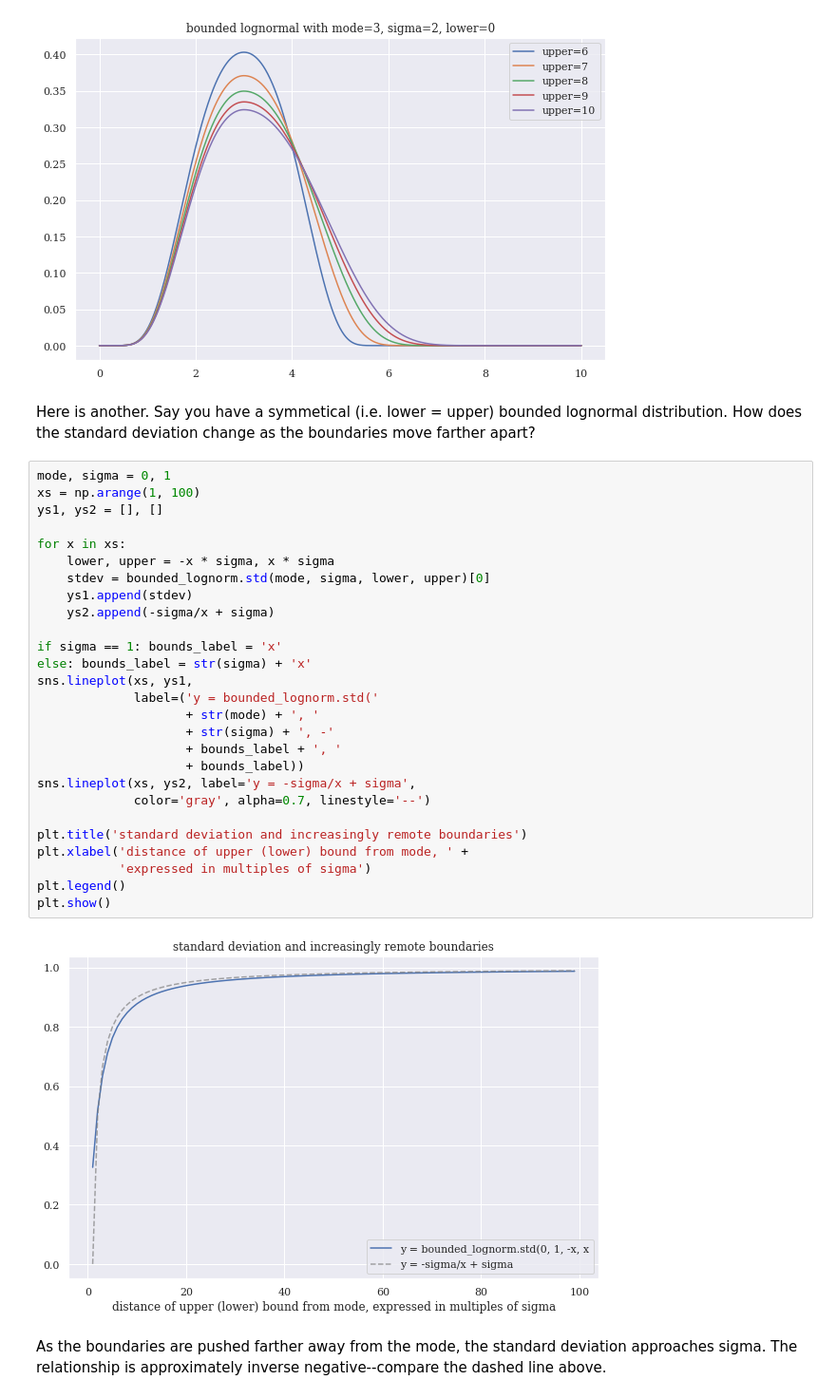
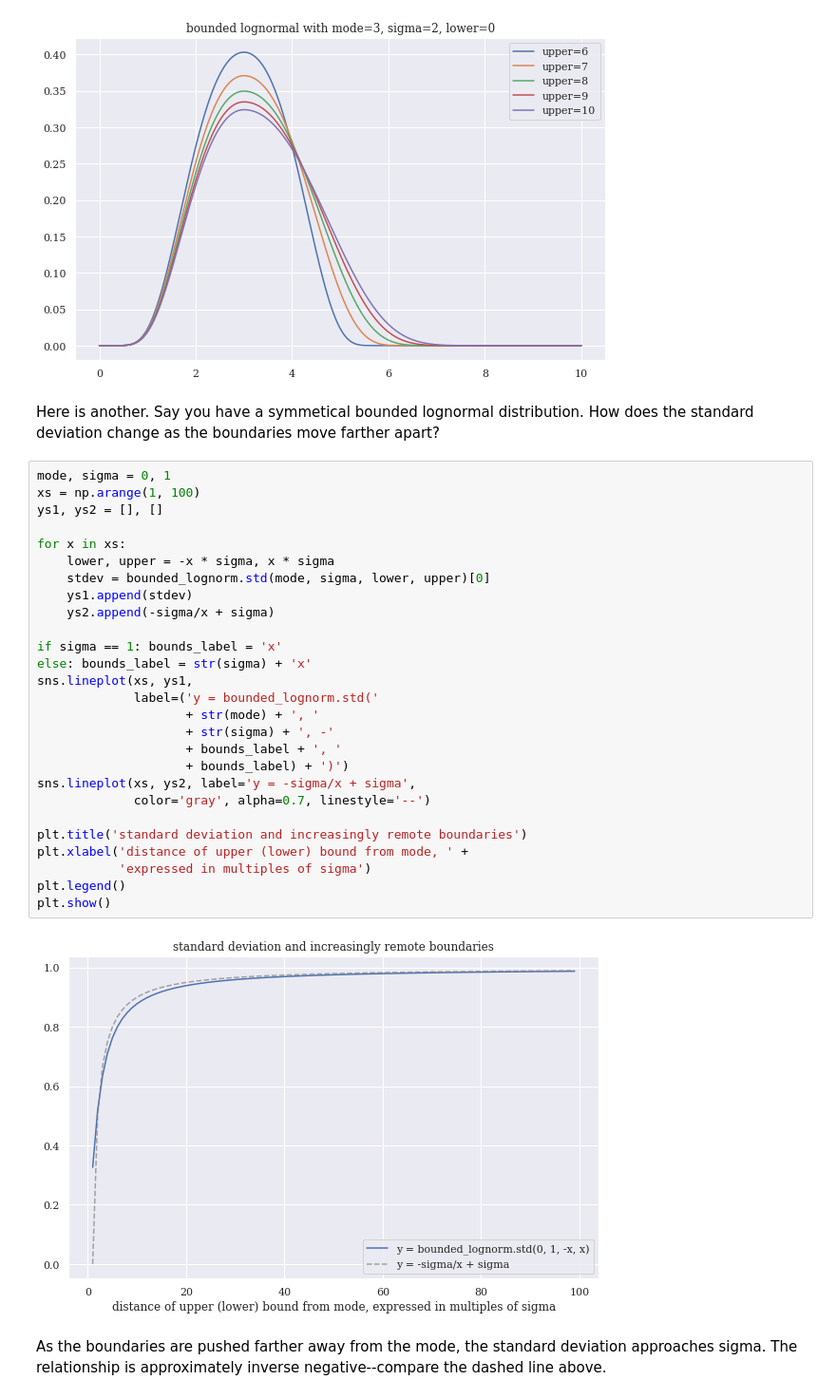
Before and after one commit to tedteske/bounded_lognorm, a Jupyter notebook: bounded_lognorm.ipynb, the cells around one changed output. Shown at 95% size. Saved outputs shown, nothing was run; the diff lists cells and outputs as text.

```diff
--- a/bounded_lognorm.ipynb
+++ b/bounded_lognorm.ipynb
@@ -1484,35 +1512,35 @@ plt.show()
 # %% [output]
 [figure]
 # %% [markdown]
-Here is another. Say you have a symmetical (i.e. lower = upper) bounded lognormal distribution. How does the standard deviation change as the boundaries move farther apart?
+Here is another. Say you have a symmetical bounded lognormal distribution. How does the standard deviation change as the boundaries move farther apart?
 # %%
 mode, sigma = 0, 1
 xs = np.arange(1, 100)
 ys1, ys2 = [], []
 
 for x in xs:
     lower, upper = -x * sigma, x * sigma
     stdev = bounded_lognorm.std(mode, sigma, lower, upper)[0]
     ys1.append(stdev)
     ys2.append(-sigma/x + sigma)
 
 if sigma == 1: bounds_label = 'x'
 else: bounds_label = str(sigma) + 'x'
 sns.lineplot(xs, ys1,
              label=('y = bounded_lognorm.std('
                     + str(mode) + ', '
                     + str(sigma) + ', -'
                     + bounds_label + ', '
-                    + bounds_label))
+                    + bounds_label) + ')')
 sns.lineplot(xs, ys2, label='y = -sigma/x + sigma',
              color='gray', alpha=0.7, linestyle='--')
 
 plt.title('standard deviation and increasingly remote boundaries')
 plt.xlabel('distance of upper (lower) bound from mode, ' +
            'expressed in multiples of sigma')
 plt.legend()
 plt.show()
 # %% [output]
-[figure, old version]
+[figure, new version]
 # %% [markdown]
 As the boundaries are pushed farther away from the mode, the standard deviation approaches sigma. The relationship is approximately inverse negative--compare the dashed line above.
```
Also changed, not shown: parts of 40 cells of this notebook.
